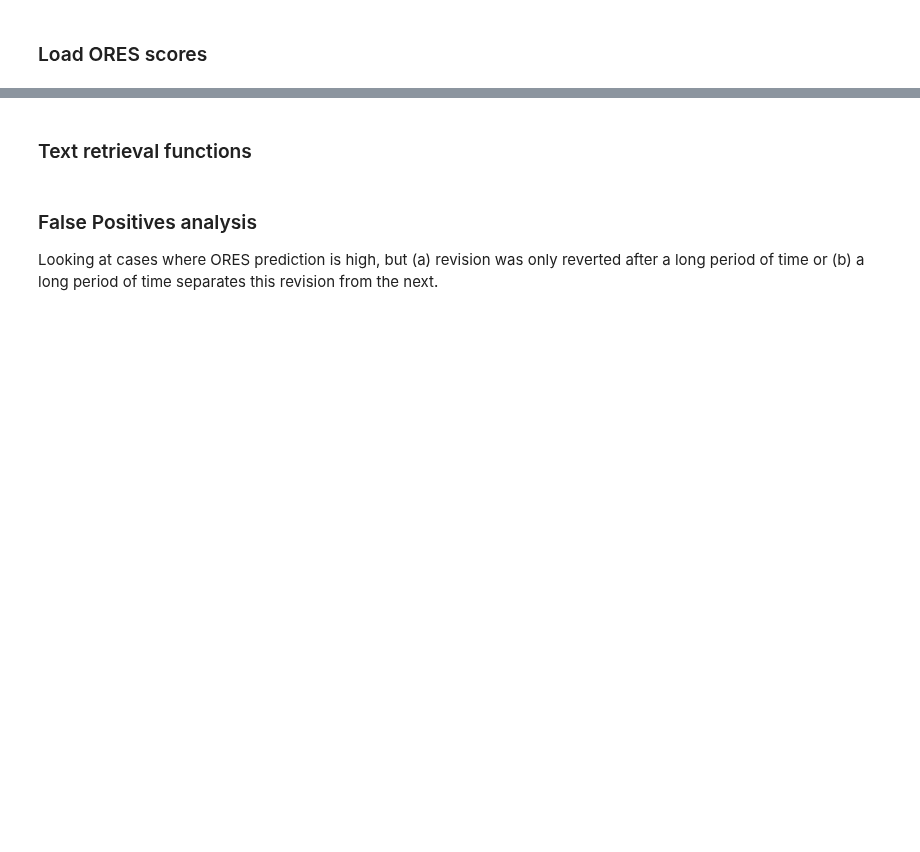
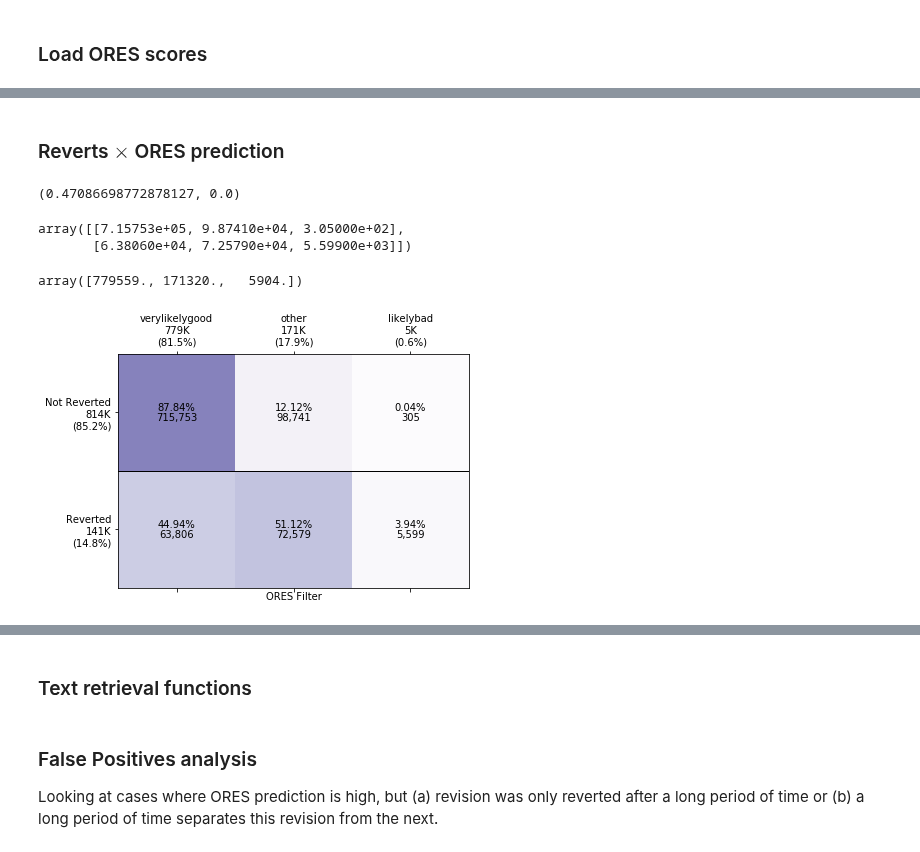
Before and after one commit to levon003/wiki-ores-feedback, a Jupyter notebook: notebook/SampleInitialAnalysis.ipynb, the cells around one changed output, grey strips where cells are left out. Drawn from its saved outputs; the diff is of its cells as text; code cells hidden in the pictures; blank space fills up the shorter version.

```diff
--- a/notebook/SampleInitialAnalysis.ipynb
+++ b/notebook/SampleInitialAnalysis.ipynb
@@ -193,0 +256,76 @@ scipy.stats.pearsonr(reverted_subset.damaging_prob, np.log(np.clip(reverted_subs
+# %% [markdown]
+### Reverts $\times$ ORES prediction
+# %%
+# the expected correlation exists
+# between ORES damaging prediction and if a revision is reverted
+scipy.stats.pearsonr(rev_df.damaging_prob, rev_df.is_reverted)
+# %% [output]
+(0.47086698772878127, 0.0)
+# %%
+rev_counts = np.zeros((2, 3))
+for i in [0, 1]:
+    for j in [0, 1, 2]:
+        ores_bucket_idx = None
+        if j == 0:  # verylikelygood
+            ores_bucket_idx = rev_df.damaging_prob <= 0.329
+        elif j == 1:  # neither
+            ores_bucket_idx = (rev_df.damaging_prob > 0.329)&(rev_df.damaging_prob < 0.919)
+        elif j == 2:  # likelybad
+            ores_bucket_idx = rev_df.damaging_prob >= 0.919
+        rev_counts[i,j] = np.sum((rev_df.is_reverted==i)&(ores_bucket_idx))
+rev_counts
+# %% [output]
+array([[7.15753e+05, 9.87410e+04, 3.05000e+02],
+       [6.38060e+04, 7.25790e+04, 5.59900e+03]])
+# %%
+rev_counts.sum(axis=0)
+# %% [output]
+array([779559., 171320.,   5904.])
+# %%
+# Construct colorplot for matrix plotting
+# This sets the colormap that will be used for the matrix plots below
+def truncate_colormap(cmap, minval=0.0, maxval=1.0, n=100):
+    new_cmap = matplotlib.colors.LinearSegmentedColormap.from_list(
+        'trunc({n},{a:.2f},{b:.2f})'.format(n=cmap.name, a=minval, b=maxval),
+        cmap(np.linspace(minval, maxval, n)))
+    return new_cmap
+new_cmap = truncate_colormap(plt.cm.Purples, 0, 0.6)
+# %%
+# revert status X ORES prediction bucket
+# this shows the percentage of initiations from users to each type of site, broken down by initiating user type
+
+fig, ax = plt.subplots(1, 1, figsize=(6, 4))
+
+
+
+rev_pcts = rev_counts.copy()
+for i in range(2):
+    revert_total = rev_pcts[i,:].sum()
+    rev_pcts[i,:] = rev_pcts[i,:] / revert_total * 100
+ax.matshow(rev_pcts, cmap=new_cmap)
+plt.xlabel("ORES Filter")
+#plt.ylabel("Reverted?")
+ores_filter_labels = [f"{display_label}\n{int(rev_counts.sum(axis=0)[i]/1000):,}K\n({int(rev_counts.sum(axis=0)[i]) / len(rev_df) * 100:.1f}%)"
+               for i, display_label
+               in enumerate(['verylikelygood', 'other', 'likelybad'])
+              ]
+revert_labels = [f"{display_label}\n{int(np.sum(rev_df.is_reverted == i)/1000):,}K\n({np.sum(rev_df.is_reverted == i) / len(rev_df) * 100:.1f}%)"
+               for i, display_label
+               in enumerate(['Not Reverted', 'Reverted'])
+              ]
+plt.xticks(ticks=[0, 1, 2], labels=ores_filter_labels)
+plt.yticks(ticks=[0, 1], labels=revert_labels)
+for i in range(2):  # revert status
+    for j in range(3):  # ores filter
+        pct = f"{rev_pcts[i, j]:.2f}%"
+        plt.text(j, i, pct, verticalalignment='bottom', horizontalalignment='center')
+        count = f"{int(rev_counts[i, j]):,}"
+        plt.text(j, i, count, verticalalignment='top', horizontalalignment='center')
+plt.axhline(0.5, color='black', linewidth=1)
+
+plt.tight_layout(pad=0)
+plt.margins(0,0)
+#fig.savefig(fname=os.path.join(figures_dir,"initiations_author_role_matrix.pdf"), dpi=200, bbox_inches='tight', pad_inches = 0)
+plt.show()
+# %% [output]
+[figure, added]
```
Also changed, not shown: parts of 31 cells of this notebook.
